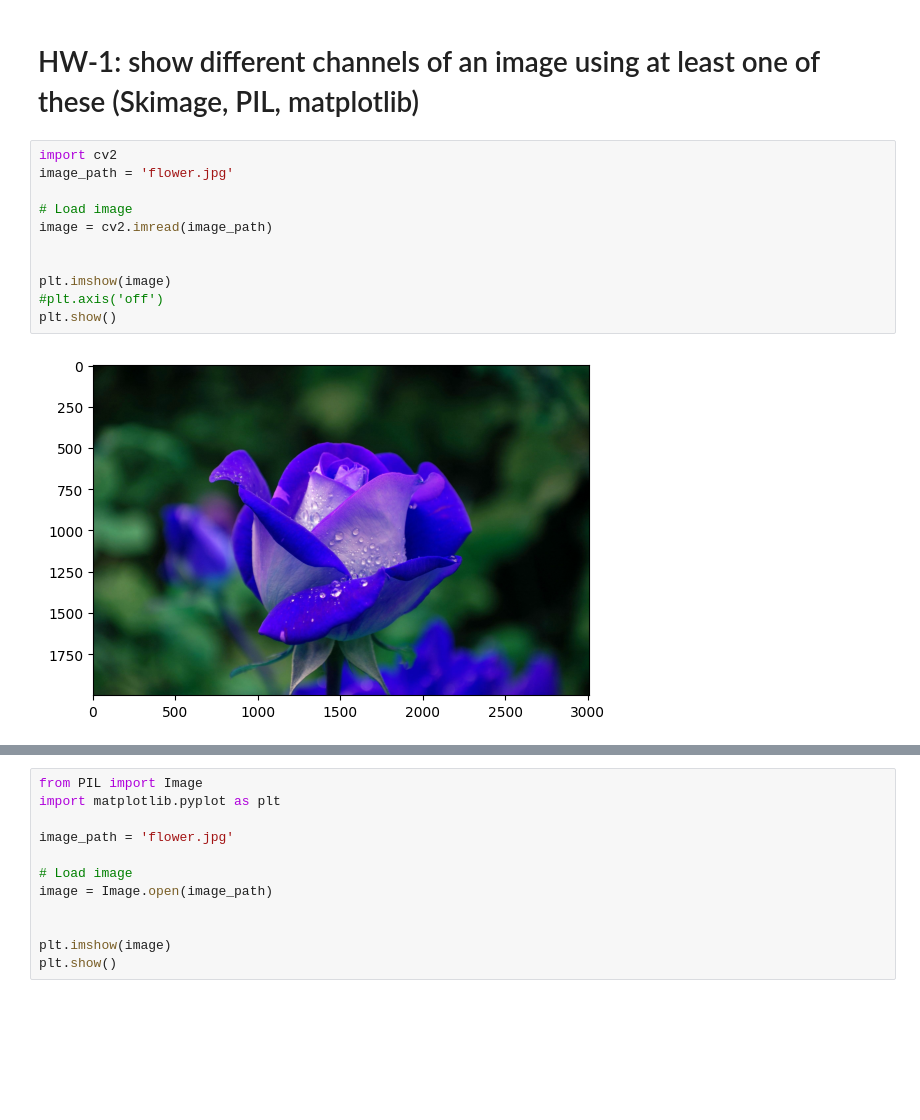
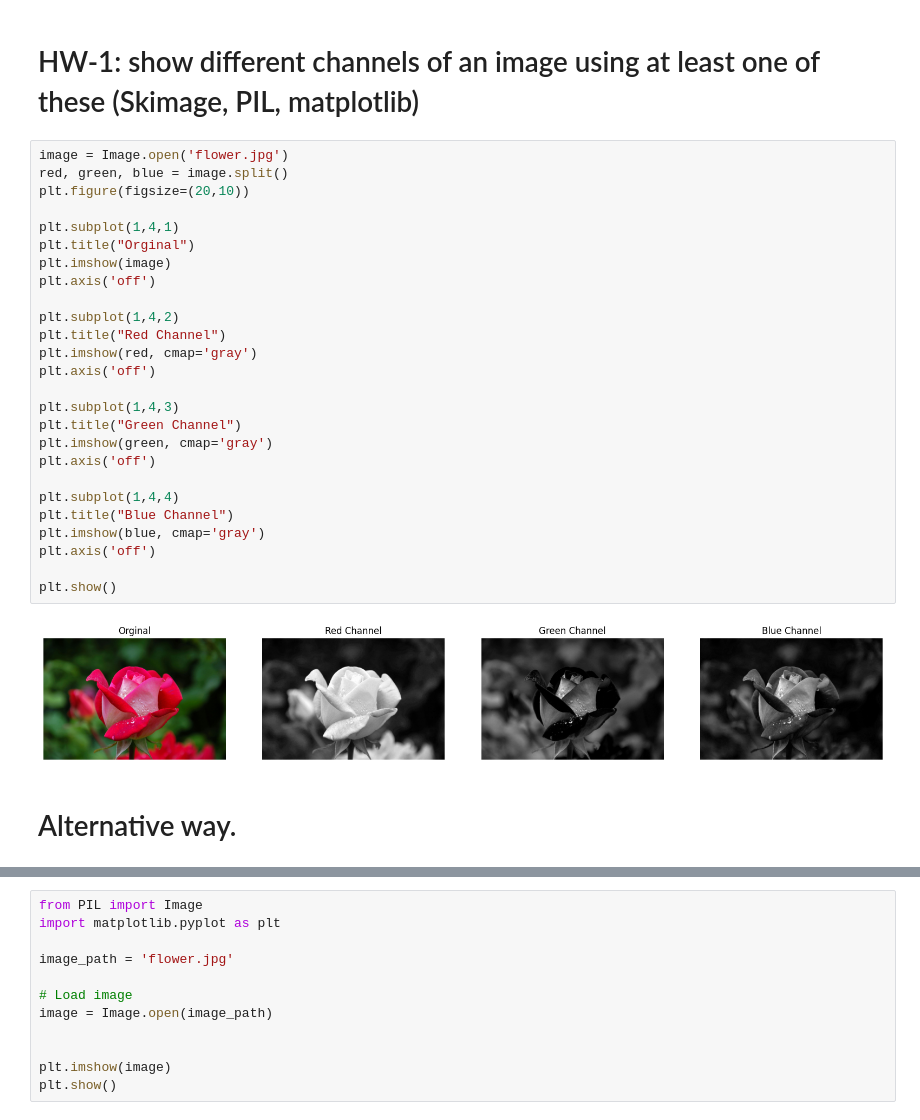
Before and after one commit to raselsarker69/Introduction-to-Image-processing, a Jupyter notebook: Image processing assignments/Assignments - 01/Assignments - 01.ipynb, the cells around one changed output, grey strips where cells are left out. Cells and saved outputs as stored; diff of their text form; blank space fills up the shorter version.

```diff
--- a/Image processing assignments/Assignments - 01/Assignments - 01.ipynb
+++ b/Image processing assignments/Assignments - 01/Assignments - 01.ipynb
@@ -7,15 +7,32 @@ import cv2
 # %% [markdown]
 # HW-1: show different channels of an image using at least one of these (Skimage, PIL, matplotlib)
 # %%
-import cv2
-image_path = 'flower.jpg'
+image = Image.open('flower.jpg')
+red, green, blue = image.split()
+plt.figure(figsize=(20,10))
 
-# Load image
-image = cv2.imread(image_path)
+plt.subplot(1,4,1)
+plt.title("Orginal")
+plt.imshow(image)
+plt.axis('off')
 
+plt.subplot(1,4,2)
+plt.title("Red Channel")
+plt.imshow(red, cmap='gray')
+plt.axis('off')
 
-plt.imshow(image)
-#plt.axis('off')
+plt.subplot(1,4,3)
+plt.title("Green Channel")
+plt.imshow(green, cmap='gray')
+plt.axis('off')
+
+plt.subplot(1,4,4)
+plt.title("Blue Channel")
+plt.imshow(blue, cmap='gray')
+plt.axis('off')
+
 plt.show()
 # %% [output]
-[figure, old version]
+[figure, new version]
+# %% [markdown]
+# Alternative way.
```
Also changed, not shown: parts of 9 cells of this notebook, 6 other files.
